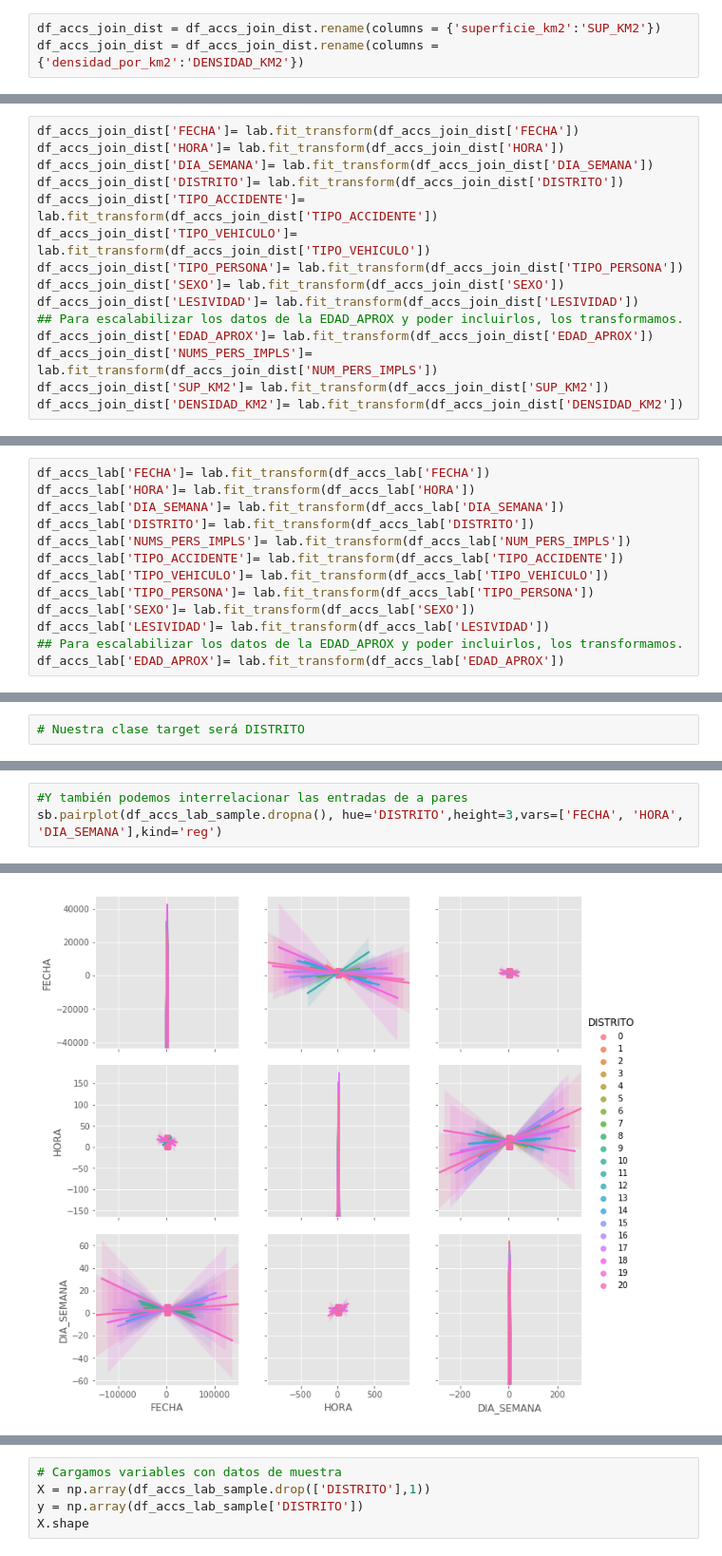
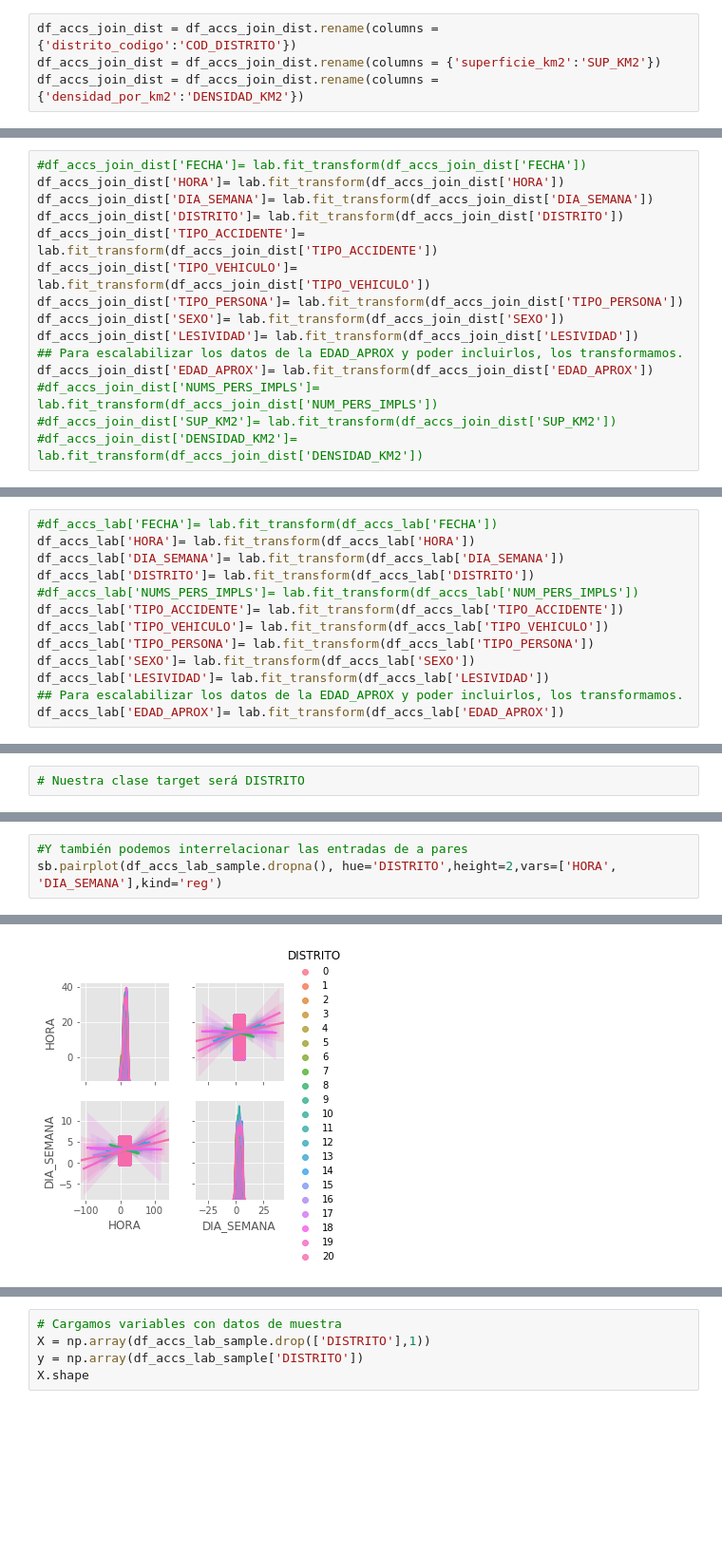
Before and after one commit to arodmas/TFM_Accident_reduction_plan_in_the_city_of_Madrid, a Jupyter notebook: 02_Desarrollo/10_prueba.ipynb, the cells around one changed output, grey strips where cells are left out. Shown at 95% size. Cells and saved outputs as stored; diff of their text form; blank space fills up the shorter version.

```diff
--- a/02_Desarrollo/10_prueba.ipynb
+++ b/02_Desarrollo/10_prueba.ipynb
@@ -749,5 +746,6 @@ Index(['FECHA', 'HORA', 'DIA_SEMANA', 'DISTRITO', 'NUM_PERS_IMPLS',
       dtype='object')
 # %%
+df_accs_join_dist = df_accs_join_dist.rename(columns = {'distrito_codigo':'COD_DISTRITO'})
 df_accs_join_dist = df_accs_join_dist.rename(columns = {'superficie_km2':'SUP_KM2'})
 df_accs_join_dist = df_accs_join_dist.rename(columns = {'densidad_por_km2':'DENSIDAD_KM2'})
 # %%
@@ -762,7 +908,7 @@ Index(['FECHA', 'HORA', 'DIA_SEMANA', 'DISTRITO', 'NUM_PERS_IMPLS',
 from sklearn.preprocessing import LabelEncoder
 lab = LabelEncoder()
 # %%
-df_accs_join_dist['FECHA']= lab.fit_transform(df_accs_join_dist['FECHA'])
+#df_accs_join_dist['FECHA']= lab.fit_transform(df_accs_join_dist['FECHA'])
 df_accs_join_dist['HORA']= lab.fit_transform(df_accs_join_dist['HORA'])
 df_accs_join_dist['DIA_SEMANA']= lab.fit_transform(df_accs_join_dist['DIA_SEMANA'])
 df_accs_join_dist['DISTRITO']= lab.fit_transform(df_accs_join_dist['DISTRITO'])
@@ -773,9 +919,9 @@ df_accs_join_dist['SEXO']= lab.fit_transform(df_accs_join_dist['SEXO'])
 df_accs_join_dist['LESIVIDAD']= lab.fit_transform(df_accs_join_dist['LESIVIDAD'])
 ## Para escalabilizar los datos de la EDAD_APROX y poder incluirlos, los transformamos.
 df_accs_join_dist['EDAD_APROX']= lab.fit_transform(df_accs_join_dist['EDAD_APROX'])
-df_accs_join_dist['NUMS_PERS_IMPLS']= lab.fit_transform(df_accs_join_dist['NUM_PERS_IMPLS'])
-df_accs_join_dist['SUP_KM2']= lab.fit_transform(df_accs_join_dist['SUP_KM2'])
-df_accs_join_dist['DENSIDAD_KM2']= lab.fit_transform(df_accs_join_dist['DENSIDAD_KM2'])
+#df_accs_join_dist['NUMS_PERS_IMPLS']= lab.fit_transform(df_accs_join_dist['NUM_PERS_IMPLS'])
+#df_accs_join_dist['SUP_KM2']= lab.fit_transform(df_accs_join_dist['SUP_KM2'])
+#df_accs_join_dist['DENSIDAD_KM2']= lab.fit_transform(df_accs_join_dist['DENSIDAD_KM2'])
 # %%
 df_accs_join_dist.dtypes
 # %% [output]
@@ -1058,9 +1275,9 @@ df_accs_lab.head(1)
 # %%
-df_accs_lab['FECHA']= lab.fit_transform(df_accs_lab['FECHA'])
+#df_accs_lab['FECHA']= lab.fit_transform(df_accs_lab['FECHA'])
 df_accs_lab['HORA']= lab.fit_transform(df_accs_lab['HORA'])
 df_accs_lab['DIA_SEMANA']= lab.fit_transform(df_accs_lab['DIA_SEMANA'])
 df_accs_lab['DISTRITO']= lab.fit_transform(df_accs_lab['DISTRITO'])
-df_accs_lab['NUMS_PERS_IMPLS']= lab.fit_transform(df_accs_lab['NUM_PERS_IMPLS'])
+#df_accs_lab['NUMS_PERS_IMPLS']= lab.fit_transform(df_accs_lab['NUM_PERS_IMPLS'])
 df_accs_lab['TIPO_ACCIDENTE']= lab.fit_transform(df_accs_lab['TIPO_ACCIDENTE'])
 df_accs_lab['TIPO_VEHICULO']= lab.fit_transform(df_accs_lab['TIPO_VEHICULO'])
 df_accs_lab['TIPO_PERSONA']= lab.fit_transform(df_accs_lab['TIPO_PERSONA'])
@@ -1146,8 +1370,8 @@ Index(['FECHA', 'HORA', 'DIA_SEMANA', 'DISTRITO', 'NUM_PERS_IMPLS',
 # %%
 #Y también podemos interrelacionar las entradas de a pares
-sb.pairplot(df_accs_lab_sample.dropna(), hue='DISTRITO',height=3,vars=['FECHA', 'HORA', 'DIA_SEMANA'],kind='reg')
+sb.pairplot(df_accs_lab_sample.dropna(), hue='DISTRITO',height=2,vars=['HORA', 'DIA_SEMANA'],kind='reg')
 # %% [output]
 <seaborn.axisgrid.PairGrid at 0x...>
-[figure, old version]
+[figure, new version]
 # %%
 #Y también podemos interrelacionar las entradas de a pares
```
Also changed, not shown: parts of 77 cells of this notebook.
